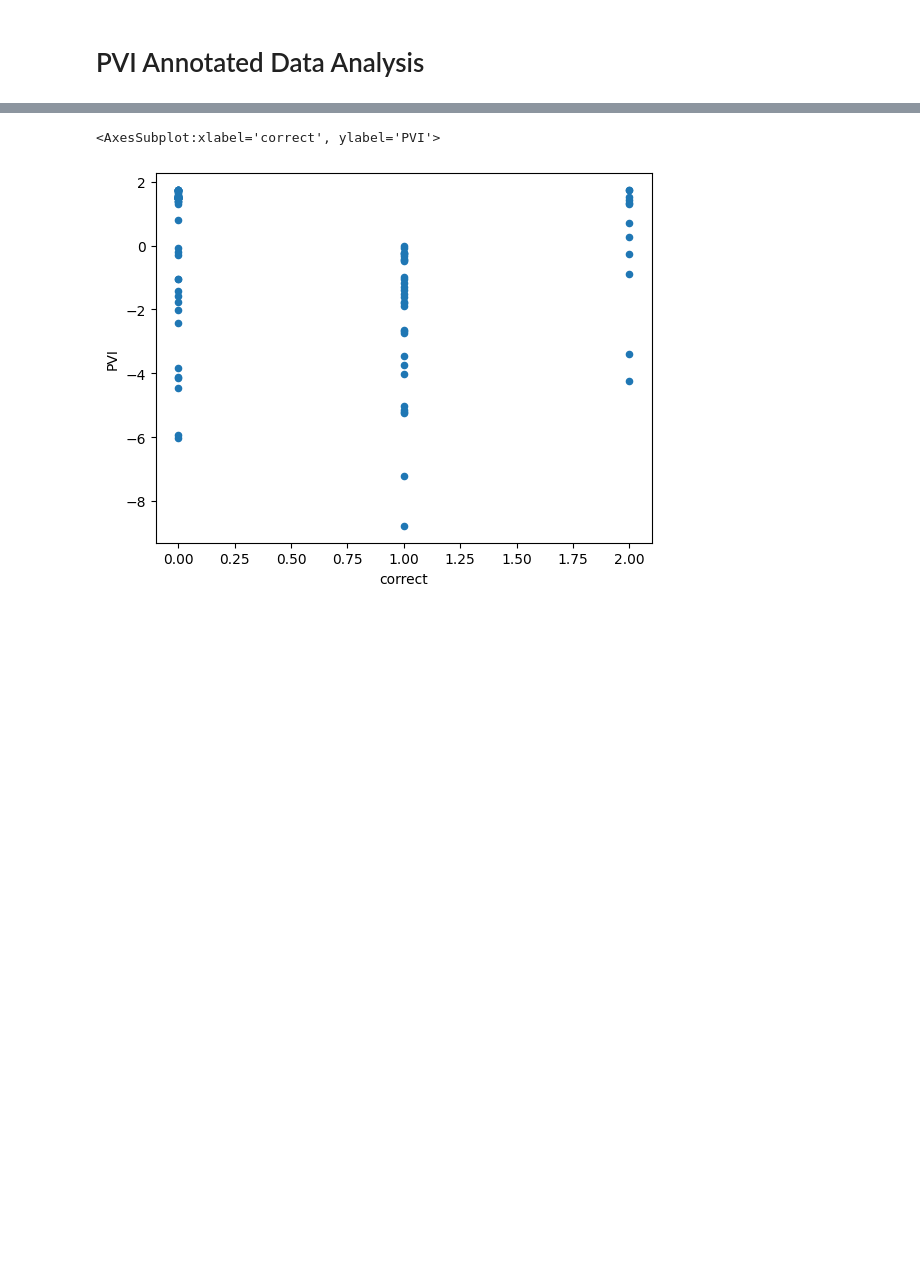
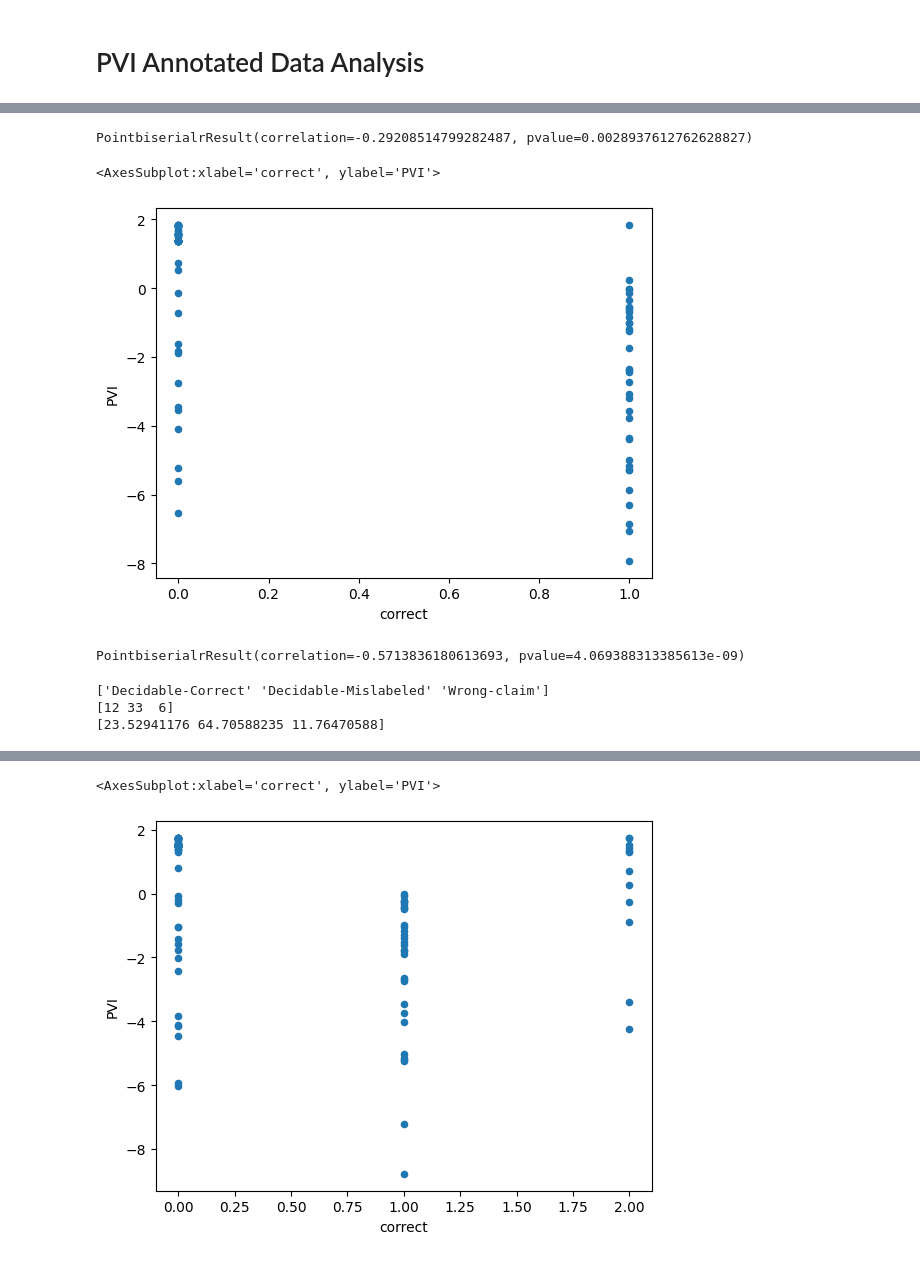
Before and after one commit to mlynatom/dataset_difficulty, a Jupyter notebook: annotated_data_analysis.ipynb, the cells around one changed output, grey strips where cells are left out. Saved outputs shown, nothing was run; the diff lists cells and outputs as text; code cells hidden in the pictures; blank space fills up the shorter version.

```diff
--- a/annotated_data_analysis.ipynb
+++ b/annotated_data_analysis.ipynb
@@ -2,0 +77,13 @@
+# %%
+stats.pointbiserialr(x=annotated_data["correct"], y=annotated_data["PVI"])
+# %% [output]
+PointbiserialrResult(correlation=-0.29208514799282487, pvalue=0.0028937612762628827)
+# %%
+sub_data.plot(x="correct", y="PVI", kind="scatter")
+# %% [output]
+<AxesSubplot:xlabel='correct', ylabel='PVI'>
+[figure, added]
+# %%
+stats.pointbiserialr(x=sub_data["correct"], y=sub_data["PVI"])
+# %% [output]
+PointbiserialrResult(correlation=-0.5713836180613693, pvalue=4.069388313385613e-09)
@@ -2,0 +93,10 @@
+# %%
+labels, counts = np.unique(bellow_zero["label"].to_numpy(), return_counts=True)
+print(labels)
+print(counts)
+percentage = (counts / np.sum(counts))*100
+print(percentage)
+# %% [output]
+['Decidable-Correct' 'Decidable-Mislabeled' 'Wrong-claim']
+[12 33  6]
+[23.52941176 64.70588235 11.76470588]
```
Also changed, not shown: parts of 21 cells of this notebook, 2 other files.
